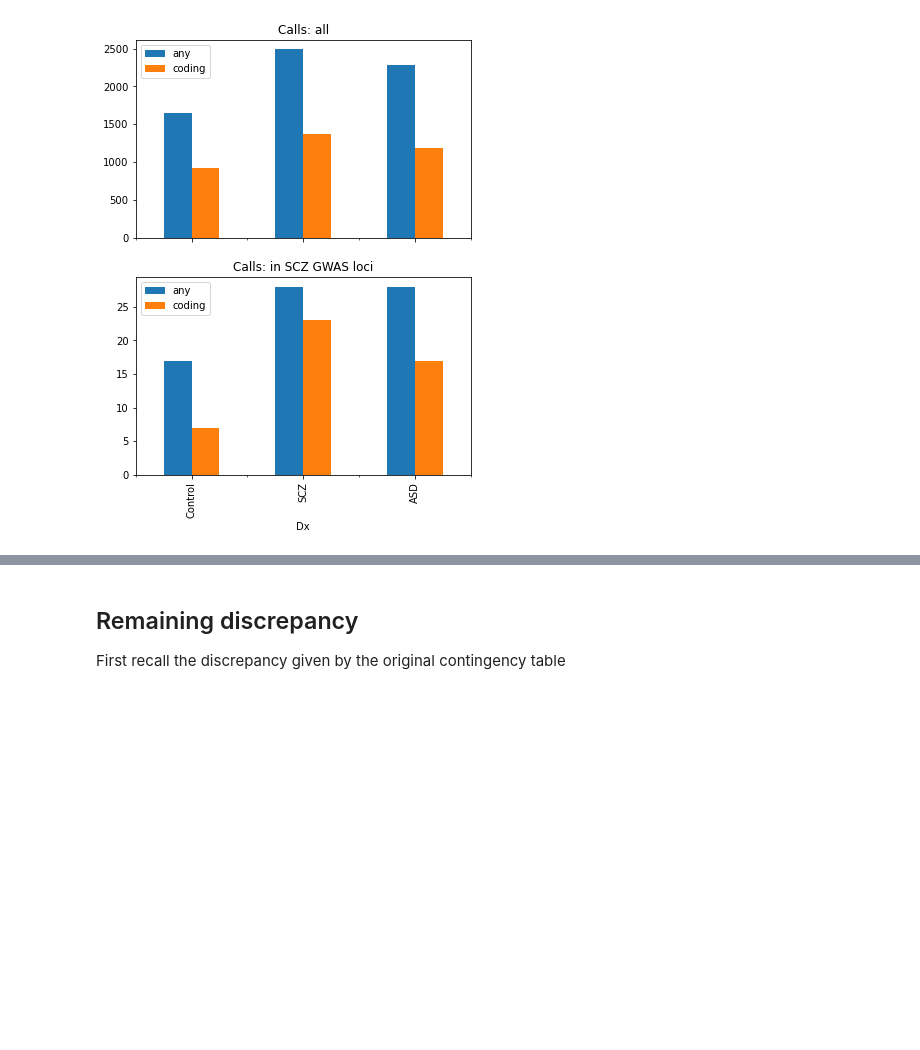
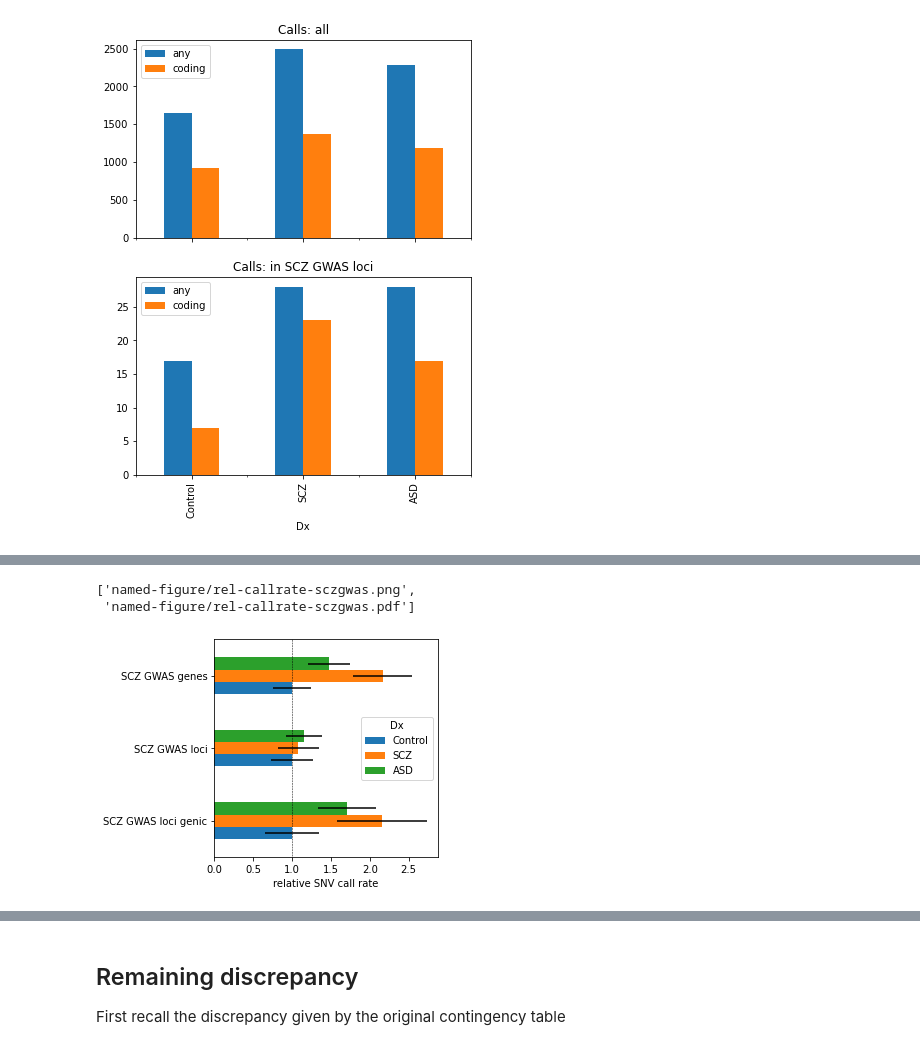
Before and after one commit to attilagk/lab-notebook, a Jupyter notebook: projects/bsm/R/2020-07-28-CLOZUK/2020-07-28-CLOZUK.ipynb, the cells around one changed output, grey strips where cells are left out. Saved outputs shown, nothing was run; the diff lists cells and outputs as text; code cells hidden in the pictures; blank space fills up the shorter version.

```diff
--- a/projects/bsm/R/2020-07-28-CLOZUK/2020-07-28-CLOZUK.ipynb
+++ b/projects/bsm/R/2020-07-28-CLOZUK/2020-07-28-CLOZUK.ipynb
@@ -13,7 +13,7 @@ import matplotlib.pyplot as plt
 import attila_utils
 %matplotlib inline
 # %%
-fpath = '/home/attila/projects/bsm/resources/CLOZUK/supp-table-4.csv'
+fpath = '../../resources/CLOZUK/supp-table-4.csv'
 gwas = pd.read_csv(fpath, skiprows=7)
 gwas['Chromosome'] = pd.Categorical(gwas['Chromosome'], ordered=True, categories=[str(y) for y in range(1, 23)] + list('XY'))
 gwas.sort_values(['Chromosome', 'Start (BP)'], inplace=True)
@@ -65,13 +65,13 @@ cgwas[coord_cols + ['-log p-value']].to_csv(bedpath, sep='\t', header=False, ind
 # %% [markdown]
 ## Discrepancy: calls in SCZ GWAS loci vs calls in SCZ GWAS genes
 # %%
-clozukpath = '/home/attila/projects/bsm/resources/CLOZUK/supp-table-4.csv'
+clozukpath = '../../resources/CLOZUK/supp-table-4.csv'
 gwasgenes = operations.get_geneset(df=pd.read_csv(clozukpath, skiprows=7), col='Gene(s) tagged')
 print(len(gwasgenes), 'SCZ GWAS genes')
 # %% [output]
 478 SCZ GWAS genes
 # %%
-data = SNPnexus.load_data('/home/attila/projects/bsm/results/2020-09-07-annotations/annotated-calls.p')
+data = SNPnexus.load_data('../../results/2020-09-07-annotations/annotated-calls.p')
 data = genome.annotate_with_gwas_loci(data, modify_return_data=True)
 # %%
 loci = [str(x) for x in list(gwas.Locus.sort_values().to_numpy())]
@@ -221,0 +226,10 @@ attila_utils.savefig(fig, 'calls-in-scz-gwas-loci-coding')
+# %%
+a = results.xs('SCZ GWAS genes', axis=1, level=1)['near_gens_Overlapped Gene']
+b = pd.Series(0, index=a.index, dtype=pd.Int16Dtype())
+c = b.copy()
+b[(data['GWASpval'] > 0)] = 1
+c[(data['GWASpval'] > 0) & coding] = 1
+results_scz_gwas = pd.DataFrame({'SCZ GWAS genes': a, 'SCZ GWAS loci': b, 'SCZ GWAS loci genic': c})
+callsperind = operations.summarize_query_mean_sem(results_scz_gwas, data)
+stdcpi = callsperind.sort_values(('Control', 'mean'), ascending=True).apply(lambda x: x / x[('Control', 'mean')], axis=1).dropna()
+stdcpi
@@ -221,0 +242,18 @@ attila_utils.savefig(fig, 'calls-in-scz-gwas-loci-coding')
+# %%
+def callrates_bar(stdcpi, only_scz=False, drop_gwasloci_genic=False):
+    fig, ax = plt.subplots(1, 1, figsize=(4, 4))
+    if only_scz:
+        stdcpi = stdcpi.drop('ASD', axis=1, level=0)
+    if drop_gwasloci_genic:
+        stdcpi = stdcpi.drop('SCZ GWAS loci genic', axis=0)
+    stdcpi.xs('mean', axis=1, level=1).plot(kind='barh', xerr=stdcpi.xs('sem', axis=1, level=1), ax=ax)
+    ax.plot([1, 1], [-1, 3], linestyle='dashed', color='black', linewidth=0.5)
+    ax.set_xlabel('relative SNV call rate')
+    return((fig, ax))
+
+fig, ax = callrates_bar(stdcpi, only_scz=False, drop_gwasloci_genic=False)
+attila_utils.savefig(fig, 'rel-callrate-sczgwas')
+# %% [output]
+['named-figure/rel-callrate-sczgwas.png',
+ 'named-figure/rel-callrate-sczgwas.pdf']
+[figure, added]
```
Also changed, not shown: parts of 10 cells of this notebook, 10 other files.
